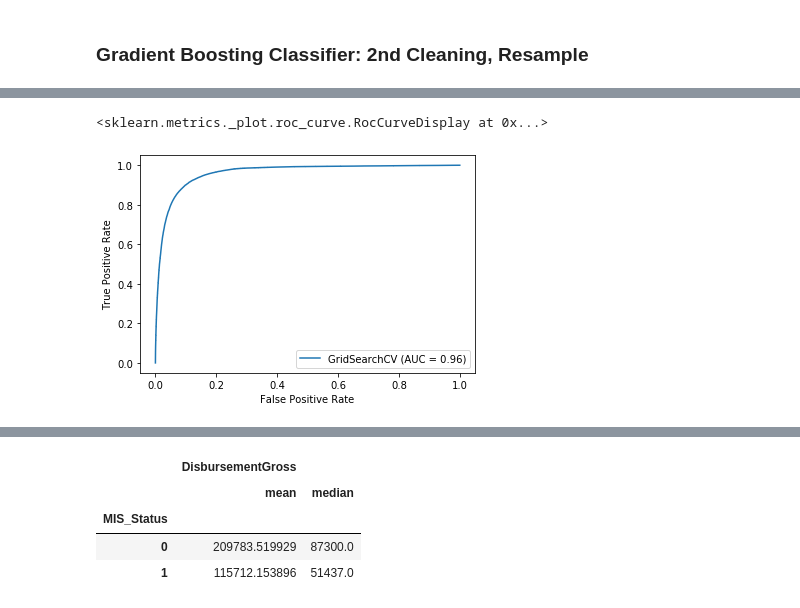
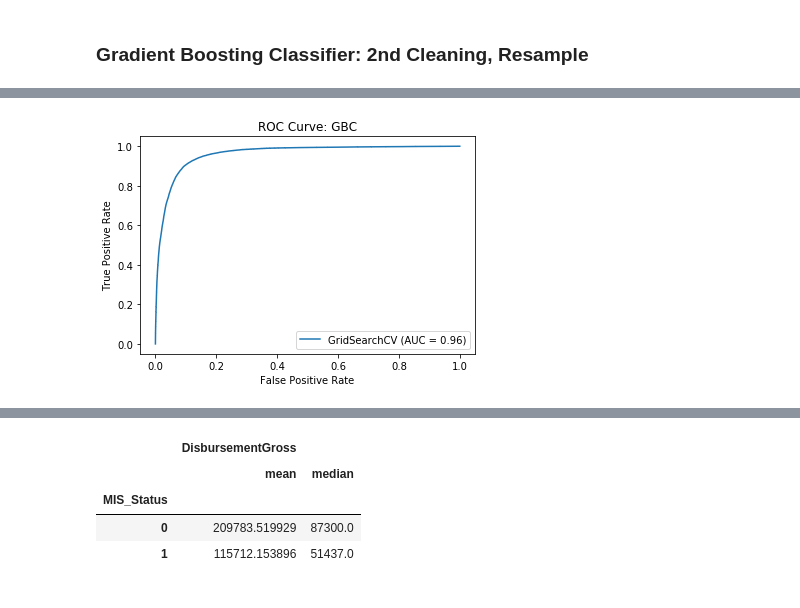
Before and after one commit to DJGump/loan_default_predicition, a Jupyter notebook: sba_loans_default_modeling.ipynb, the cells around one changed output, grey strips where cells are left out. Cells and saved outputs as stored; diff of their text form; code cells hidden in the pictures.

```diff
--- a/sba_loans_default_modeling.ipynb
+++ b/sba_loans_default_modeling.ipynb
@@ -838,9 +838,10 @@ plot_precision_recall_curve(pipeline_cv_resample_reclean, X_test, y_test)
 [interactive output not drawn]
 # %%
 plot_roc_curve(pipeline_cv_resample_reclean, X_test, y_test)
+plt.title("ROC Curve: GBC")
+plt.show()
 # %% [output]
-<sklearn.metrics._plot.roc_curve.RocCurveDisplay at 0x...>
-[figure, old version]
+[figure, new version]
 [interactive output not drawn]
 # %%
 importance_df = pd.DataFrame(
```
Also changed, not shown: parts of 66 cells of this notebook.
